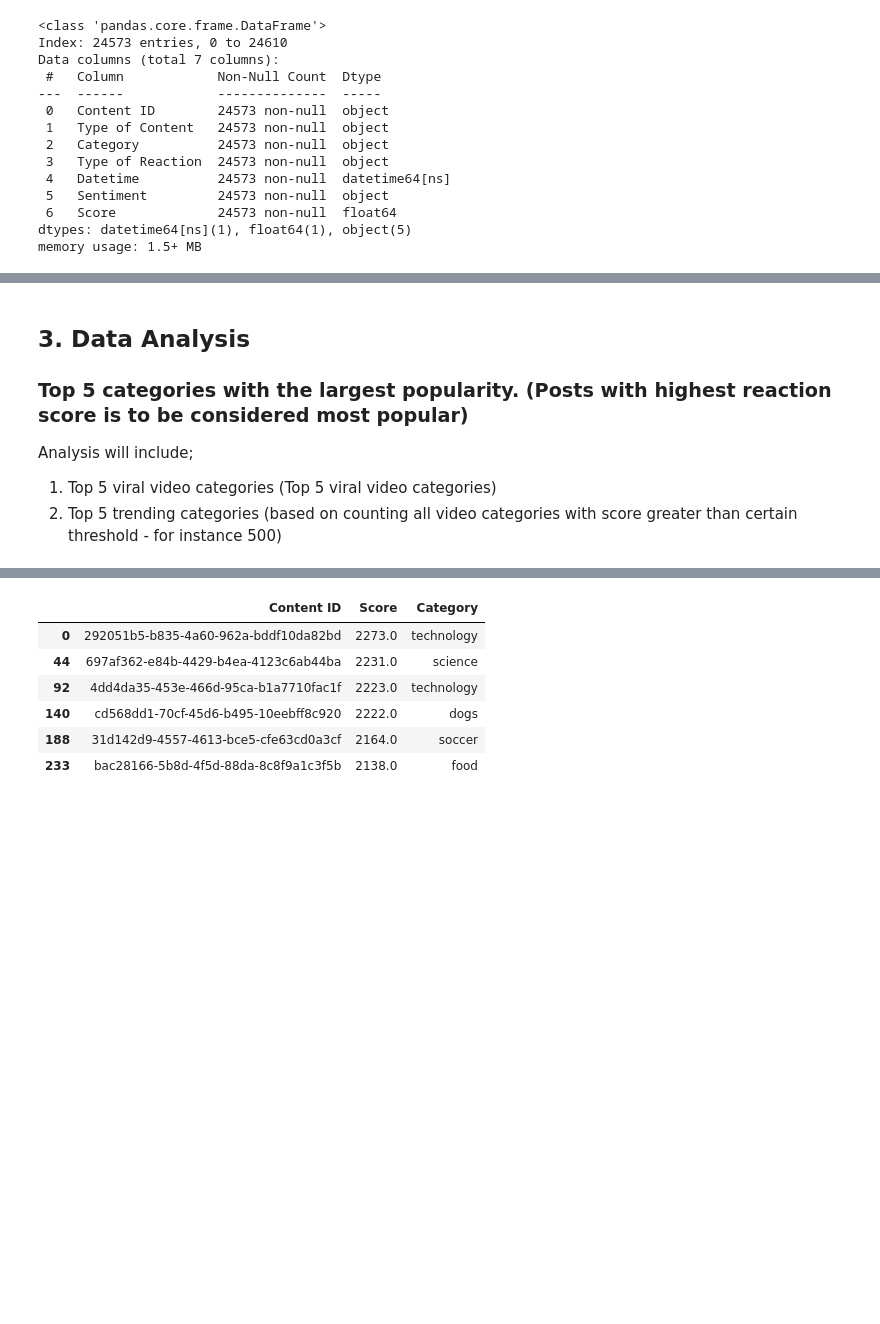
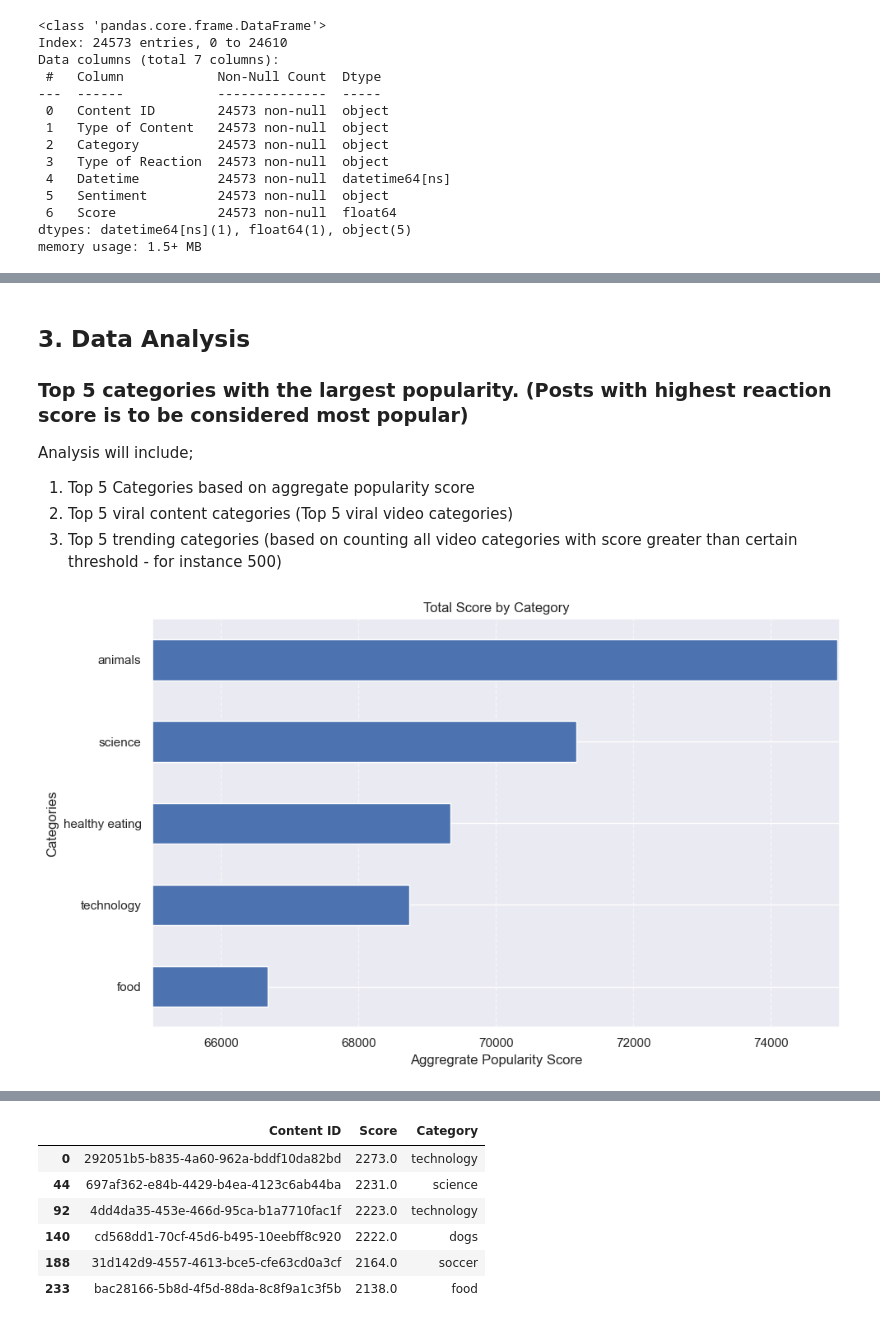
Before and after one commit to tahabinzafar/Accenture-SocialBuzz-Data-Analysis, a Jupyter notebook: content_analysis.ipynb, the cells around one changed output, grey strips where cells are left out. Saved outputs shown, nothing was run; the diff lists cells and outputs as text; code cells hidden in the pictures; blank space fills up the shorter version.

```diff
--- a/content_analysis.ipynb
+++ b/content_analysis.ipynb
@@ -335,5 +335,28 @@ df.head(5)
 
 Analysis will include;
 
-1. Top 5 viral video categories (Top 5 viral video categories)
-2. Top 5 trending categories (based on counting all video categories with score greater than certain threshold - for instance 500)
+1. Top 5 Categories based on aggregate popularity score
+2. Top 5 viral content categories (Top 5 viral video categories)
+3. Top 5 trending categories (based on counting all video categories with score greater than certain threshold - for instance 500)
+# %%
+# Top 5 Popular Categories
+
+category_scores = df.groupby('Category')['Score'].sum().sort_values(ascending=False).head(5)  # Get category sums and sort descending
+category_scores = category_scores.sort_values(ascending=True)
+
+# Create the bar plot
+plt.figure(figsize=(10, 6))  # Adjust figure size as desired
+category_scores.plot(kind='barh')  # Plot horizontal bars with a color
+
+# Add labels and title
+plt.xlabel('Aggregrate Popularity Score')
+plt.ylabel('Categories')
+plt.title('Total Score by Category')
+
+plt.xlim(65000, 75000)
+# Display the plot
+plt.grid(axis='x', linestyle='--', alpha=0.6)  # Add grid lines for readability
+plt.tight_layout()  # Adjust layout for better presentation
+plt.show()
+# %% [output]
+[figure, added]
```
Also changed, not shown: parts of 9 cells of this notebook.
